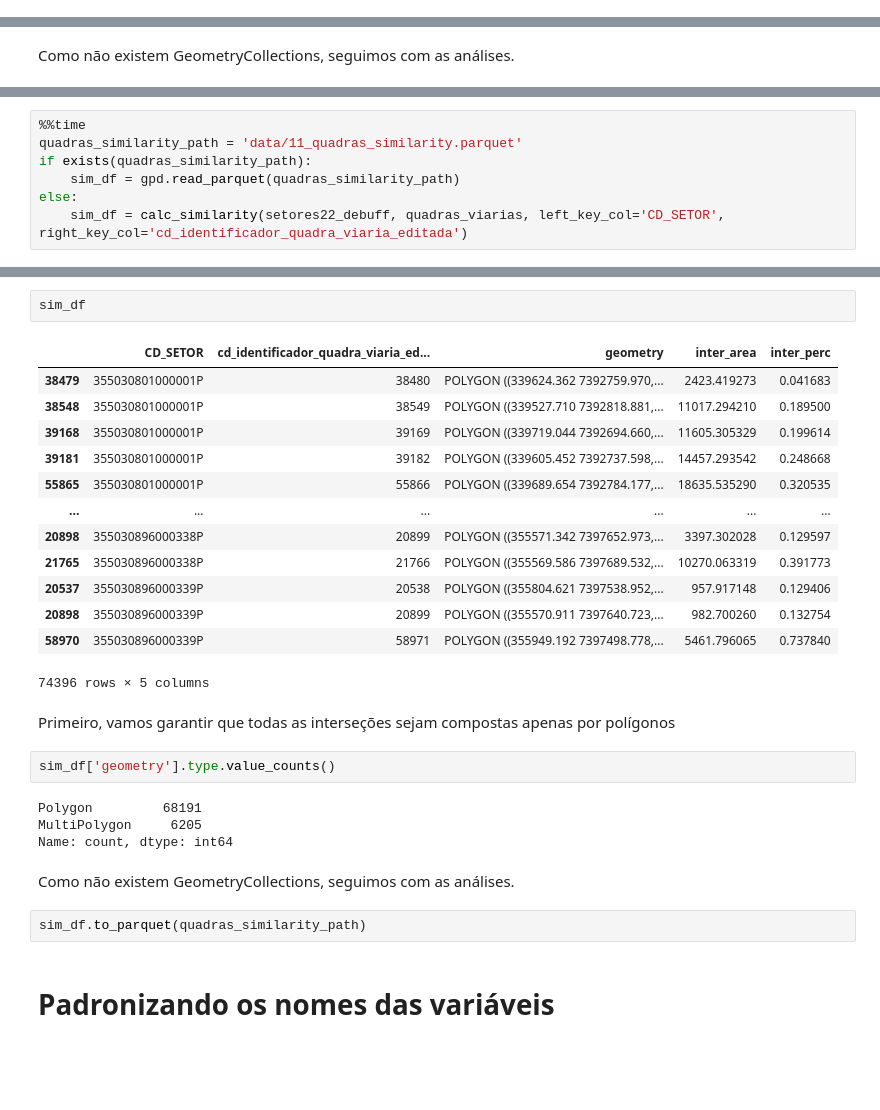
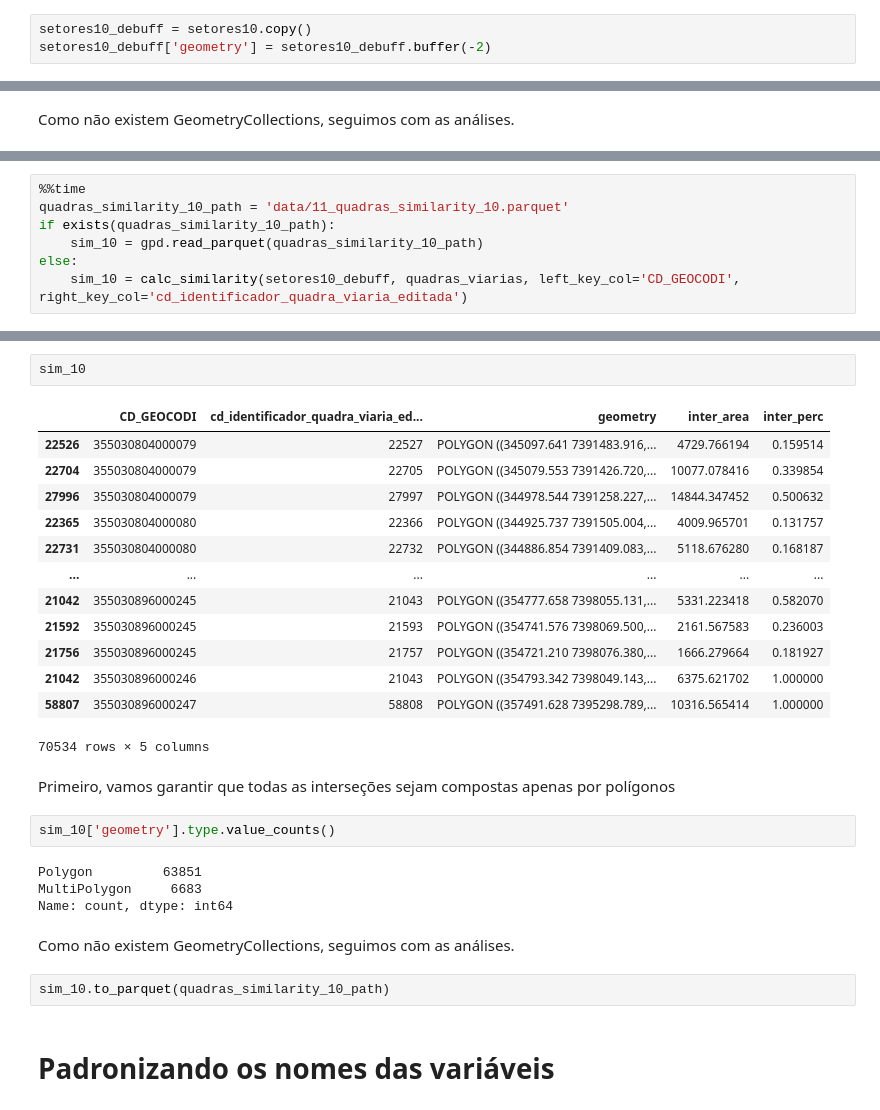
Before and after one commit to sepep-pmsp/compatibilizacao-setores-censitarios, a Jupyter notebook: 11 Quadras viárias como base geométrica.ipynb, the cells around one changed output, grey strips where cells are left out. Saved outputs shown, nothing was run; the diff lists cells and outputs as text; blank space fills up the shorter version.

```diff
--- a/11 Quadras viárias como base geométrica.ipynb
+++ b/11 Quadras viárias como base geométrica.ipynb
@@ -149,6 +178,9 @@ Datum: Sistema de Referencia Geocentrico para las AmericaS 2000
 # %%
 setores22_debuff = setores22.copy()
 setores22_debuff['geometry'] = setores22_debuff.buffer(-2)
+# %%
+setores10_debuff = setores10.copy()
+setores10_debuff['geometry'] = setores10_debuff.buffer(-2)
 # %% [markdown]
 ## Removendo quadras não habitadas
 # %%
@@ -244,8 +316,8 @@ comp_df.to_parquet(quadras_composition_path)
 # %%
 %%time
-quadras_similarity_path = 'data/11_quadras_similarity.parquet'
-if exists(quadras_similarity_path):
-    sim_df = gpd.read_parquet(quadras_similarity_path)
+quadras_similarity_10_path = 'data/11_quadras_similarity_10.parquet'
+if exists(quadras_similarity_10_path):
+    sim_10 = gpd.read_parquet(quadras_similarity_10_path)
 else:
-    sim_df = calc_similarity(setores22_debuff, quadras_viarias, left_key_col='CD_SETOR', right_key_col='cd_identificador_quadra_viaria_editada')
+    sim_10 = calc_similarity(setores10_debuff, quadras_viarias, left_key_col='CD_GEOCODI', right_key_col='cd_identificador_quadra_viaria_editada')
 # %% [output]
@@ -254,31 +326,31 @@ Wall time: 47min 4s
 # %%
-sim_df
+sim_10
 # %% [output]
-|  | CD_SETOR | cd_identificador_quadra_viaria_ed... | geometry | inter_area | inter_perc |
-| 38479 | 355030801000001P | 38480 | POLYGON ((339624.362 7392759.970,... | 2423.419273 | 0.041683 |
-| 38548 | 355030801000001P | 38549 | POLYGON ((339527.710 7392818.881,... | 11017.294210 | 0.189500 |
-| 39168 | 355030801000001P | 39169 | POLYGON ((339719.044 7392694.660,... | 11605.305329 | 0.199614 |
-| 39181 | 355030801000001P | 39182 | POLYGON ((339605.452 7392737.598,... | 14457.293542 | 0.248668 |
-| 55865 | 355030801000001P | 55866 | POLYGON ((339689.654 7392784.177,... | 18635.535290 | 0.320535 |
+|  | CD_GEOCODI | cd_identificador_quadra_viaria_ed... | geometry | inter_area | inter_perc |
+| 22526 | 355030804000079 | 22527 | POLYGON ((345097.641 7391483.916,... | 4729.766194 | 0.159514 |
+| 22704 | 355030804000079 | 22705 | POLYGON ((345079.553 7391426.720,... | 10077.078416 | 0.339854 |
+| 27996 | 355030804000079 | 27997 | POLYGON ((344978.544 7391258.227,... | 14844.347452 | 0.500632 |
+| 22365 | 355030804000080 | 22366 | POLYGON ((344925.737 7391505.004,... | 4009.965701 | 0.131757 |
+| 22731 | 355030804000080 | 22732 | POLYGON ((344886.854 7391409.083,... | 5118.676280 | 0.168187 |
 | ... | ... | ... | ... | ... | ... |
-| 20898 | 355030896000338P | 20899 | POLYGON ((355571.342 7397652.973,... | 3397.302028 | 0.129597 |
-| 21765 | 355030896000338P | 21766 | POLYGON ((355569.586 7397689.532,... | 10270.063319 | 0.391773 |
-| 20537 | 355030896000339P | 20538 | POLYGON ((355804.621 7397538.952,... | 957.917148 | 0.129406 |
-| 20898 | 355030896000339P | 20899 | POLYGON ((355570.911 7397640.723,... | 982.700260 | 0.132754 |
-| 58970 | 355030896000339P | 58971 | POLYGON ((355949.192 7397498.778,... | 5461.796065 | 0.737840 |
+| 21042 | 355030896000245 | 21043 | POLYGON ((354777.658 7398055.131,... | 5331.223418 | 0.582070 |
+| 21592 | 355030896000245 | 21593 | POLYGON ((354741.576 7398069.500,... | 2161.567583 | 0.236003 |
+| 21756 | 355030896000245 | 21757 | POLYGON ((354721.210 7398076.380,... | 1666.279664 | 0.181927 |
+| 21042 | 355030896000246 | 21043 | POLYGON ((354793.342 7398049.143,... | 6375.621702 | 1.000000 |
+| 58807 | 355030896000247 | 58808 | POLYGON ((357491.628 7395298.789,... | 10316.565414 | 1.000000 |
-74396 rows × 5 columns
+70534 rows × 5 columns
 # %% [markdown]
 Primeiro, vamos garantir que todas as interseções sejam compostas apenas por polígonos
 # %%
-sim_df['geometry'].type.value_counts()
+sim_10['geometry'].type.value_counts()
 # %% [output]
-Polygon         68191
-MultiPolygon     6205
+Polygon         63851
+MultiPolygon     6683
 Name: count, dtype: int64
 # %% [markdown]
 Como não existem GeometryCollections, seguimos com as análises.
 # %%
-sim_df.to_parquet(quadras_similarity_path)
+sim_10.to_parquet(quadras_similarity_10_path)
 # %% [markdown]
 # Padronizando os nomes das variáveis
 # %% [markdown]
```
Also changed, not shown: parts of 57 cells of this notebook.
